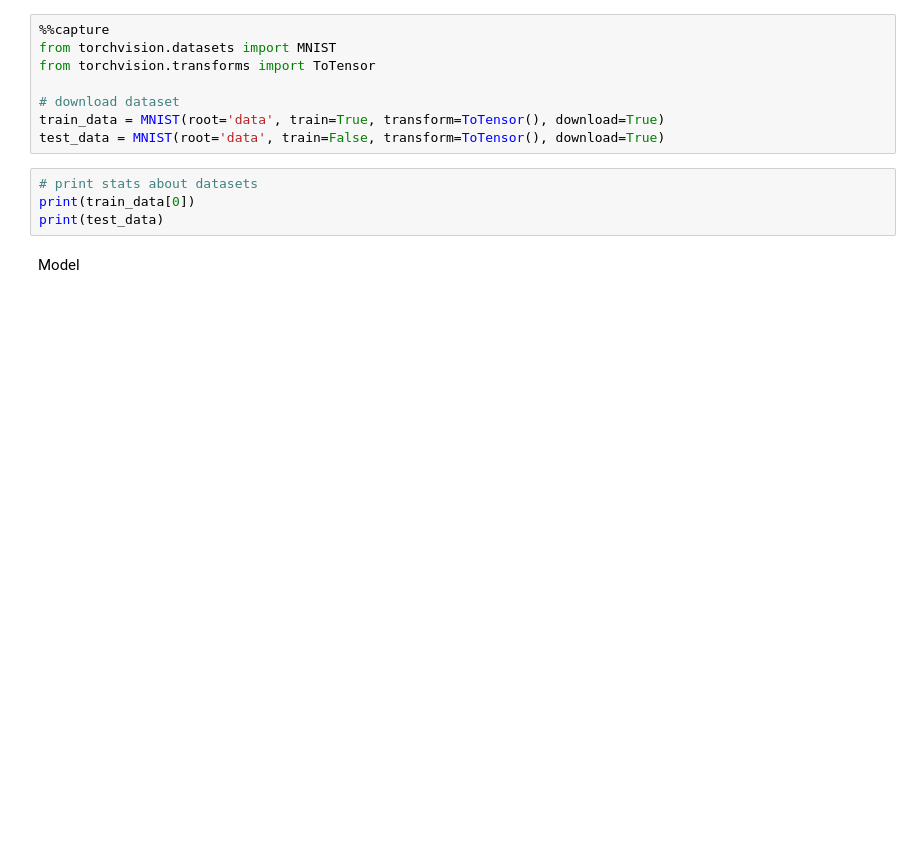
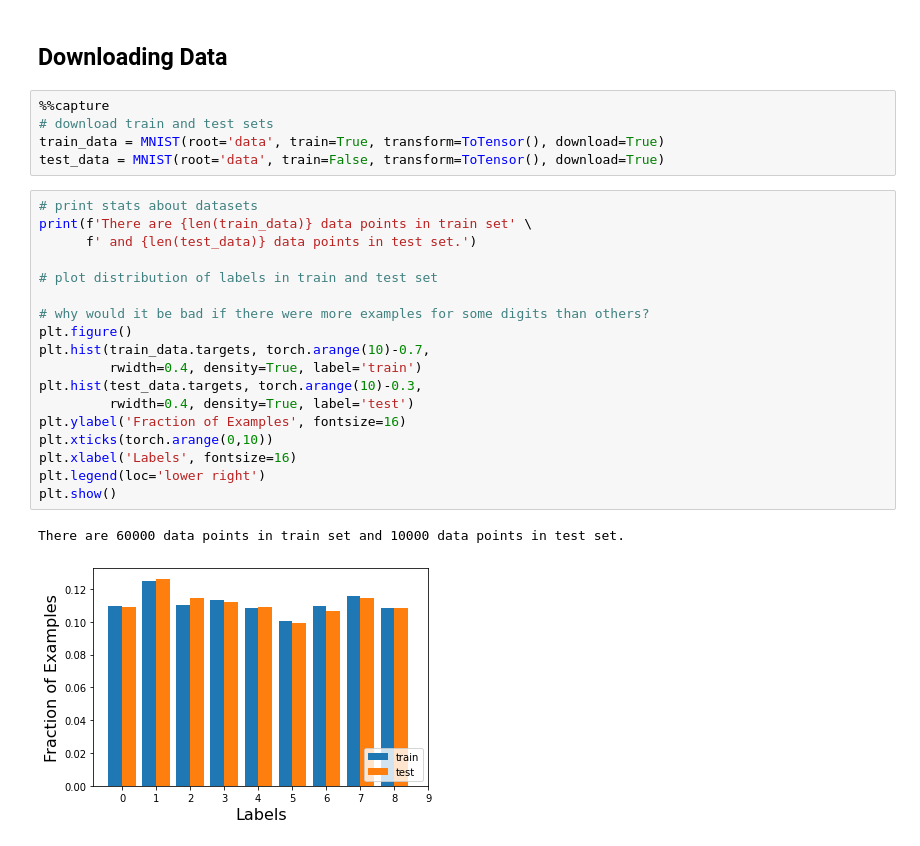
Before and after one commit to rsfwalters/NEU-OB-MLP, a Jupyter notebook: Digit_Classification_with_MNIST.ipynb, the cells around one changed output. Saved outputs shown, nothing was run; the diff lists cells and outputs as text; blank space fills up the shorter version.

```diff
--- a/Digit_Classification_with_MNIST.ipynb
+++ b/Digit_Classification_with_MNIST.ipynb
@@ -5,14 +13,28 @@ Dataset
+# %% [markdown]
+## Downloading Data
 # %%
 %%capture
-from torchvision.datasets import MNIST
-from torchvision.transforms import ToTensor
-
-# download dataset
+# download train and test sets
 train_data = MNIST(root='data', train=True, transform=ToTensor(), download=True)
 test_data = MNIST(root='data', train=False, transform=ToTensor(), download=True)
-# %%
-# print stats about datasets
-print(train_data[0])
-print(test_data)
-# %% [markdown]
-Model
+# %%
+# print stats about datasets
+print(f'There are {len(train_data)} data points in train set' \
+      f' and {len(test_data)} data points in test set.')
+
+# plot distribution of labels in train and test set
+
+# why would it be bad if there were more examples for some digits than others?
+plt.figure()
+plt.hist(train_data.targets, torch.arange(10)-0.7,
+         rwidth=0.4, density=True, label='train')
+plt.hist(test_data.targets, torch.arange(10)-0.3,
+         rwidth=0.4, density=True, label='test')
+plt.ylabel('Fraction of Examples', fontsize=16)
+plt.xticks(torch.arange(0,10))
+plt.xlabel('Labels', fontsize=16)
+plt.legend(loc='lower right')
+plt.show()
+# %% [output]
+There are 60000 data points in train set and 10000 data points in test set.
+[figure, added]
```
Also changed, not shown: parts of 21 cells of this notebook.
